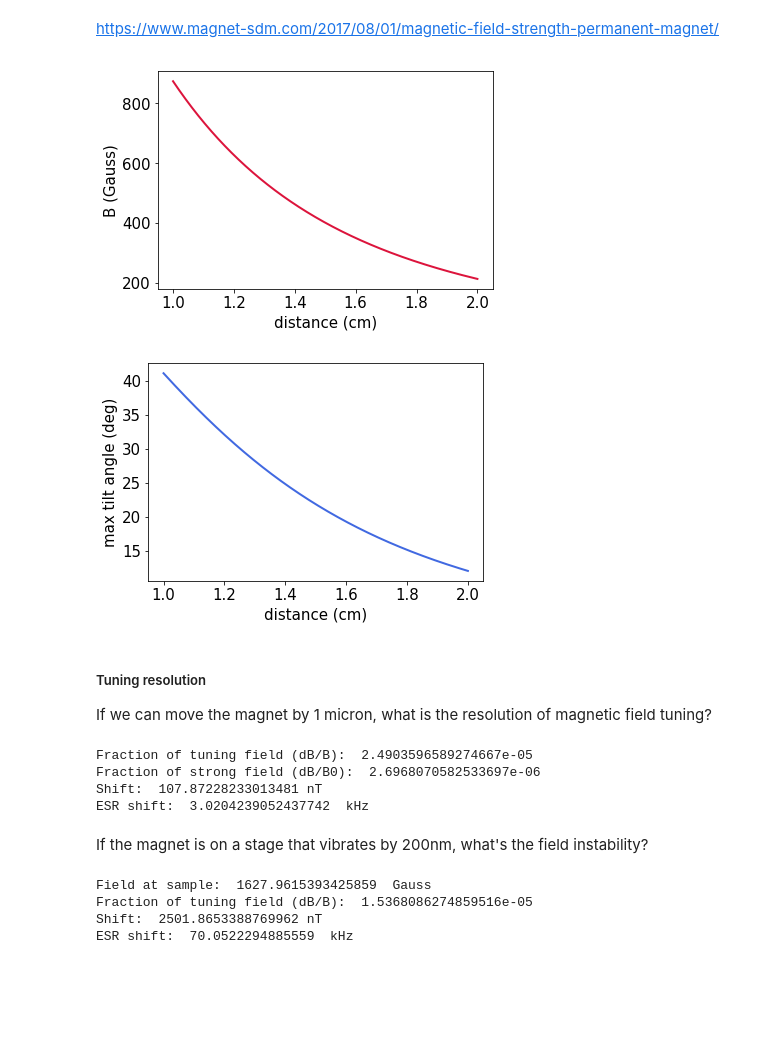
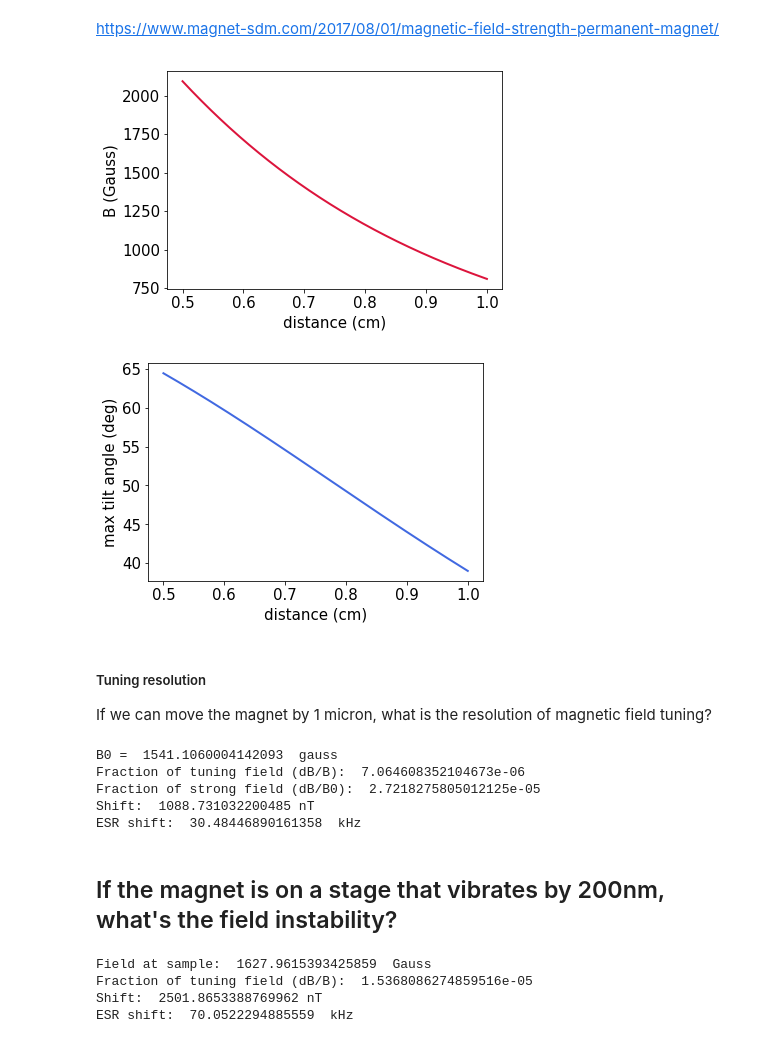
Before and after one commit to NunoEdgarGub1/simulations, a Jupyter notebook: scripts/_cristian_varia/permanent_magnet.ipynb, the cells around one changed output. Drawn from its saved outputs; the diff is of its cells as text; code cells hidden in the pictures; blank space fills up the shorter version.

```diff
--- a/scripts/_cristian_varia/permanent_magnet.ipynb
+++ b/scripts/_cristian_varia/permanent_magnet.ipynb
@@ -11,60 +11,61 @@ matplotlib.rc('xtick', labelsize=15)
 matplotlib.rc('ytick', labelsize=15)
 # %%
 # Magnet for fine alignment
-Br = 13500 # residual induction (G)
+Br = 12500 # residual induction (G)
 D = 14 #magnet diameter (mm)
 L0 = 11 #magnet thickness (mm)
 
 R = 0.5*D*1e-3
 L = L0*1e-3
-x = np.linspace (0.010, 0.020, 1000) #distance from magnet (m)
+x = np.linspace (0.005, 0.010, 1000) #distance from magnet (m)
 B = 0.5*Br*(((L+x)/((R**2+(L+x)**2)**0.5))-(x/((x**2+R**2)**0.5)))
 
 plt.plot (x*100, B, color = 'crimson', linewidth = 2)
 plt.xlabel ('distance (cm)', fontsize = 15)
 plt.ylabel ('B (Gauss)', fontsize = 15)
 plt.show()
 
 B0 = 1000 #static magnetic field (G)
 angle = (180/np.pi)*np.arctan (B/B0)
 plt.plot (x*100, angle, color = 'royalblue', linewidth = 2)
 plt.xlabel ('distance (cm)', fontsize = 15)
 plt.ylabel ('max tilt angle (deg)', fontsize = 15)
 plt.show()
 # %% [output]
-[figure, old version]
+[figure, new version]
-[figure, old version]
+[figure, new version]
 # %% [markdown]
 ##### Tuning resolution
 If we can move the magnet by 1 micron, what is the resolution of magnetic field tuning?
 # %%
 # Magnet outside the cryo for fine alignment
 Br = 14200 # residual induction (G)
-D = 30 #magnet diameter (mm)
-L0 = 50 #magnet thickness (mm)
+D = 37 #magnet diameter (mm)
+L0 = 37 #magnet thickness (mm)
 # magnet from Stuttgart's paper
 
 R = 0.5*D*1e-3
 L = L0*1e-3
-x = 0.10 #magnet-sample distance (m)
-dx = 1e-6 #magnet stage step (m)
+x = 0.02 #magnet-sample distance (m)
+dx = 0.1e-6 #magnet stage step (m)
 B0 = 0.5*Br*(((L+x)/((R**2+(L+x)**2)**0.5))-(x/((x**2+R**2)**0.5)))
 B1 = 0.5*Br*(((L+x+dx)/((R**2+(L+x+dx)**2)**0.5))-((x+dx)/(((x+dx)**2+R**2)**0.5)))
 dB_tesla = abs(B1-B0)*1e-4
 
 B_strong = 400 #fixed permanent magnet field (G)
-
+print ("B0 = ", B0, " gauss")
 print ("Fraction of tuning field (dB/B): ", abs(B1-B0)/B0)
 print ("Fraction of strong field (dB/B0): ", abs(B1-B0)/B_strong)
 print ("Shift: ", 1e9*dB_tesla, "nT")
 print ("ESR shift: ", 28e6*dB_tesla, " kHz")
 # %% [output]
-Fraction of tuning field (dB/B):  2.4903596589274667e-05
-Fraction of strong field (dB/B0):  2.6968070582533697e-06
-Shift:  107.87228233013481 nT
-ESR shift:  3.0204239052437742  kHz
+B0 =  1541.1060004142093  gauss
+Fraction of tuning field (dB/B):  7.064608352104673e-06
+Fraction of strong field (dB/B0):  2.7218275805012125e-05
+Shift:  1088.731032200485 nT
+ESR shift:  30.48446890161358  kHz
 # %% [markdown]
-If the magnet is on a stage that vibrates by 200nm, what's the field instability?
+## If the magnet is on a stage that vibrates by 200nm, what's the field instability?
 # %%
 # Magnet inside the cryo for fine alignment
 Br = 12200 # residual induction (G)
```
Also changed, not shown: 4 other files.
